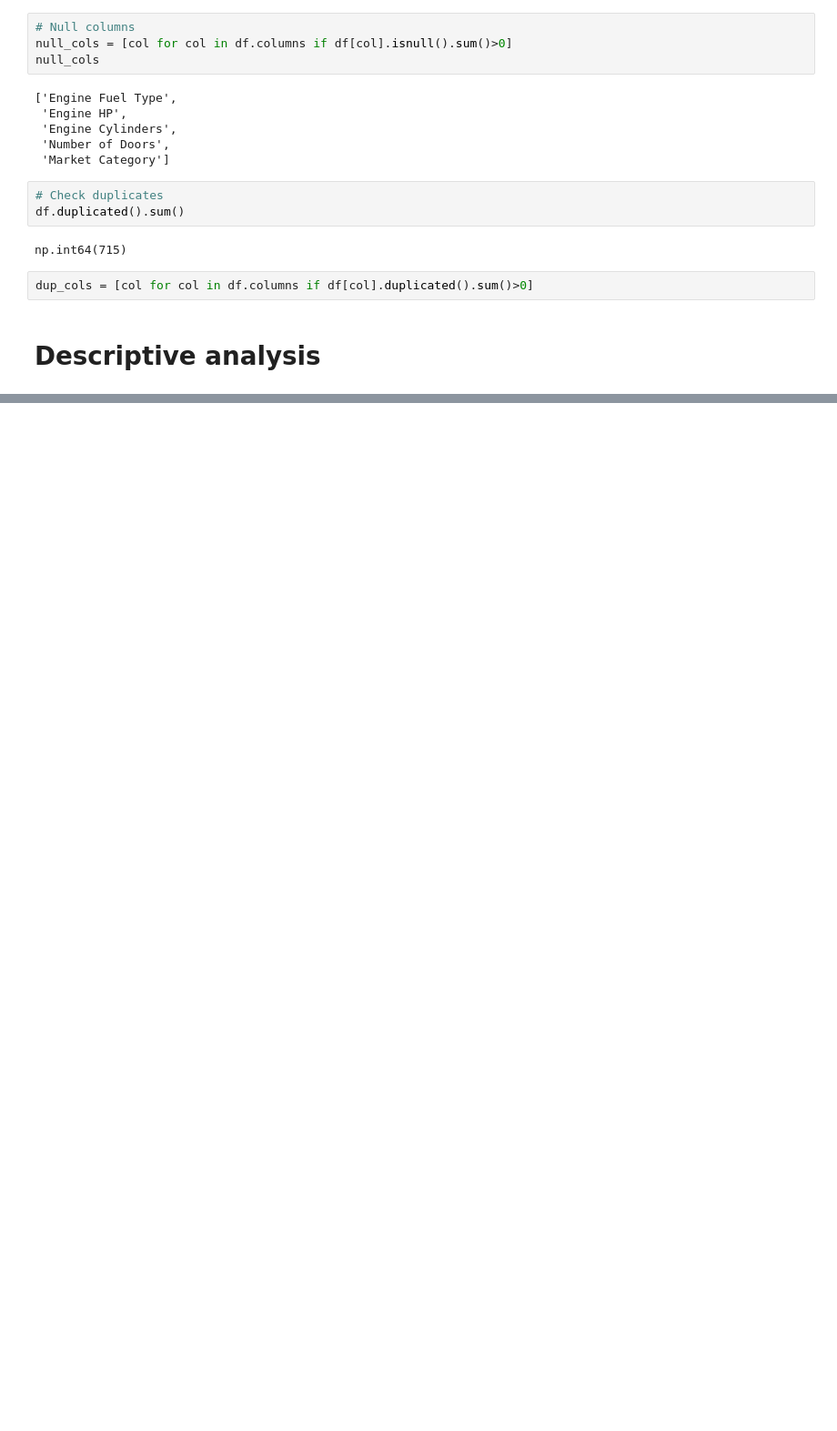
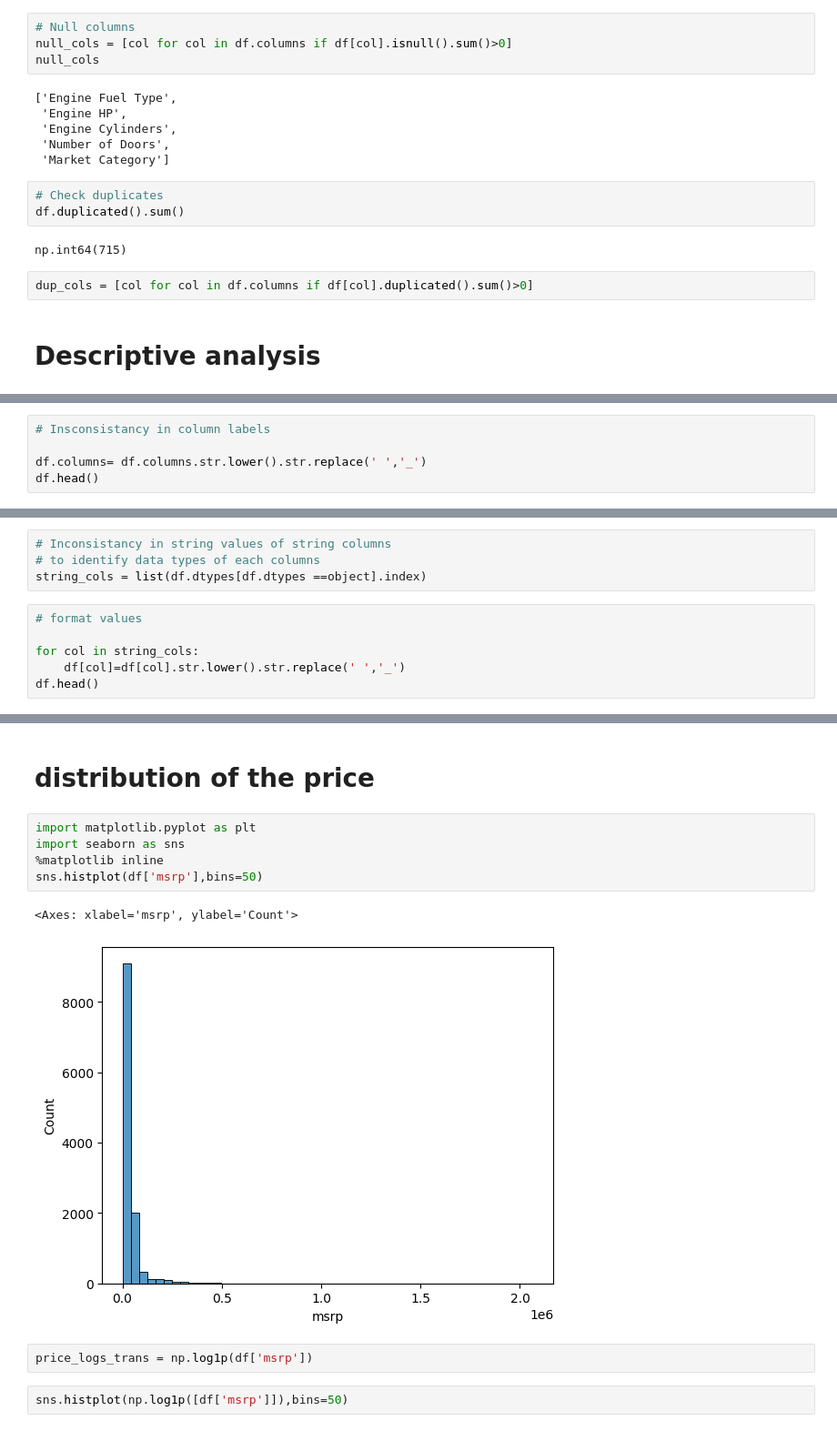
Before and after one commit to Govuzela/mlzoom, a Jupyter notebook: 02-regression/Learning/codealong.ipynb, the cells around one changed output, grey strips where cells are left out. Shown: that part at 91% size. Saved outputs shown, nothing was run; the diff lists cells and outputs as text; blank space fills up the shorter version.

```diff
--- a/02-regression/Learning/codealong.ipynb
+++ b/02-regression/Learning/codealong.ipynb
@@ -106,3 +106,8 @@ df.describe()
 | 50% | 2015.000000 | 227.00000 | 6.000000 | 4.000000 | 26.000000 | 18.000000 | 1385.000000 | 2.999500e+04 |
 | 75% | 2016.000000 | 300.00000 | 6.000000 | 4.000000 | 30.000000 | 22.000000 | 2009.000000 | 4.223125e+04 |
 | max | 2017.000000 | 1001.00000 | 16.000000 | 4.000000 | 354.000000 | 137.000000 | 5657.000000 | 2.065902e+06 |
+# %%
+# Insconsistancy in column labels
+
+df.columns= df.columns.str.lower().str.replace(' ','_')
+df.head()
@@ -108,0 +121,10 @@ df.describe()
+# %%
+# Inconsistancy in string values of string columns
+# to identify data types of each columns
+string_cols = list(df.dtypes[df.dtypes ==object].index)
+# %%
+# format values
+
+for col in string_cols:
+    df[col]=df[col].str.lower().str.replace(' ','_')
+df.head()
@@ -108,0 +163,14 @@ df.describe()
+# %% [markdown]
+ # distribution of the price
+# %%
+import matplotlib.pyplot as plt
+import seaborn as sns
+%matplotlib inline
+sns.histplot(df['msrp'],bins=50)
+# %% [output]
+<Axes: xlabel='msrp', ylabel='Count'>
+[figure, added]
+# %%
+price_logs_trans = np.log1p(df['msrp'])
+# %%
+sns.histplot(np.log1p([df['msrp']]),bins=50)
```
Also changed, not shown: parts of 4 cells of this notebook, 9 other files.
